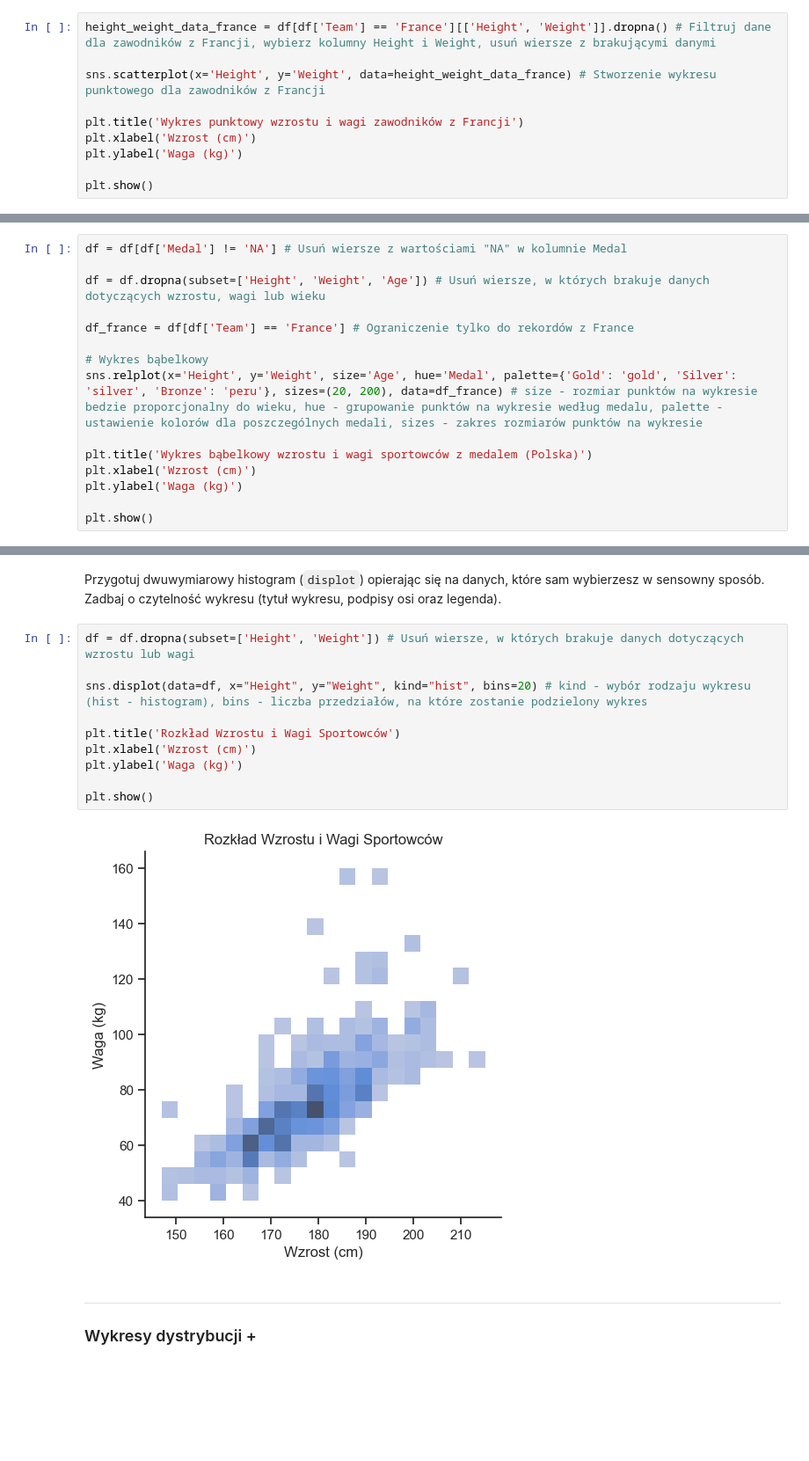
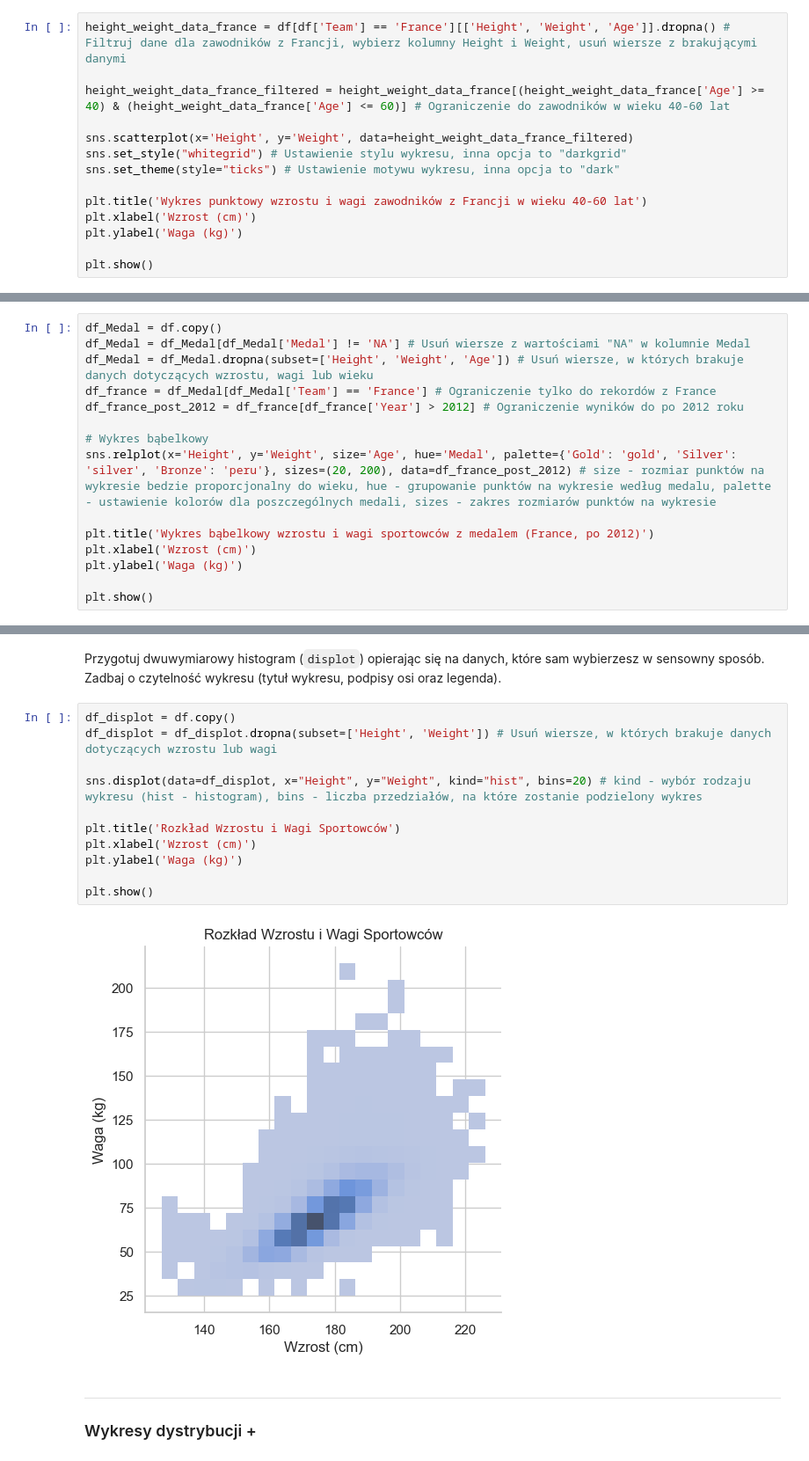
Before and after one commit to kambed/DataVisualization, a Jupyter notebook: seaborn.ipynb, the cells around one changed output, grey strips where cells are left out. Shown: that part at 88% size. Drawn from its saved outputs; the diff is of its cells as text; blank space fills up the shorter version.

```diff
--- a/seaborn.ipynb
+++ b/seaborn.ipynb
@@ -39,11 +39,15 @@ Wykresy relacyjne przedstawiają relacje pomiędzy danymi. Funkcja `relplot` zna
 # %% [markdown]
 Przygotuj wykres punktowy (`scatterplot`) opierając się na danych, które sam wybierzesz w sensowny sposób. Zapoznaj się z funkcjami `set_theme` i `set_style` oraz ich parametrami. Wykorzystaj je, żeby dostosować wygląd swojego wykresu. Zadbaj o czytelność wykresu (tytuł wykresu i podpisy osi).
 # %%
-height_weight_data_france = df[df['Team'] == 'France'][['Height', 'Weight']].dropna() # Filtruj dane dla zawodników z Francji, wybierz kolumny Height i Weight, usuń wiersze z brakującymi danymi
+height_weight_data_france = df[df['Team'] == 'France'][['Height', 'Weight', 'Age']].dropna() # Filtruj dane dla zawodników z Francji, wybierz kolumny Height i Weight, usuń wiersze z brakującymi danymi
 
-sns.scatterplot(x='Height', y='Weight', data=height_weight_data_france) # Stworzenie wykresu punktowego dla zawodników z Francji
+height_weight_data_france_filtered = height_weight_data_france[(height_weight_data_france['Age'] >= 40) & (height_weight_data_france['Age'] <= 60)] # Ograniczenie do zawodników w wieku 40-60 lat
 
-plt.title('Wykres punktowy wzrostu i wagi zawodników z Francji')
+sns.scatterplot(x='Height', y='Weight', data=height_weight_data_france_filtered)
+sns.set_style("whitegrid") # Ustawienie stylu wykresu, inna opcja to "darkgrid"
+sns.set_theme(style="ticks") # Ustawienie motywu wykresu, inna opcja to "dark"
+
+plt.title('Wykres punktowy wzrostu i wagi zawodników z Francji w wieku 40-60 lat')
 plt.xlabel('Wzrost (cm)')
 plt.ylabel('Waga (kg)')
 
@@ -80,16 +101,16 @@ Przygotuj wykres liniowy (`relplot`) opierając się na danych, które sam wybie
 # %% [markdown]
 Przygotuj wykres bąbelkowy (`relplot`) opierając się na danych, które sam wybierzesz w sensowny sposób. Wykorzystaj rozmiary i kolory markerów do zaprezentowania większej liczby informacji. Zadbaj o czytelność wykresu (tytuł wykresu, podpisy osi i opis skali koloru).
 # %%
-df = df[df['Medal'] != 'NA'] # Usuń wiersze z wartościami "NA" w kolumnie Medal
-
-df = df.dropna(subset=['Height', 'Weight', 'Age']) # Usuń wiersze, w których brakuje danych dotyczących wzrostu, wagi lub wieku
-
-df_france = df[df['Team'] == 'France'] # Ograniczenie tylko do rekordów z France
+df_Medal = df.copy()
+df_Medal = df_Medal[df_Medal['Medal'] != 'NA'] # Usuń wiersze z wartościami "NA" w kolumnie Medal
+df_Medal = df_Medal.dropna(subset=['Height', 'Weight', 'Age']) # Usuń wiersze, w których brakuje danych dotyczących wzrostu, wagi lub wieku
+df_france = df_Medal[df_Medal['Team'] == 'France'] # Ograniczenie tylko do rekordów z France
+df_france_post_2012 = df_france[df_france['Year'] > 2012] # Ograniczenie wyników do po 2012 roku
 
 # Wykres bąbelkowy
-sns.relplot(x='Height', y='Weight', size='Age', hue='Medal', palette={'Gold': 'gold', 'Silver': 'silver', 'Bronze': 'peru'}, sizes=(20, 200), data=df_france) # size - rozmiar punktów na wykresie bedzie proporcjonalny do wieku, hue - grupowanie punktów na wykresie według medalu, palette - ustawienie kolorów dla poszczególnych medali, sizes - zakres rozmiarów punktów na wykresie
+sns.relplot(x='Height', y='Weight', size='Age', hue='Medal', palette={'Gold': 'gold', 'Silver': 'silver', 'Bronze': 'peru'}, sizes=(20, 200), data=df_france_post_2012) # size - rozmiar punktów na wykresie bedzie proporcjonalny do wieku, hue - grupowanie punktów na wykresie według medalu, palette - ustawienie kolorów dla poszczególnych medali, sizes - zakres rozmiarów punktów na wykresie
 
-plt.title('Wykres bąbelkowy wzrostu i wagi sportowców z medalem (Polska)')
+plt.title('Wykres bąbelkowy wzrostu i wagi sportowców z medalem (France, po 2012)')
 plt.xlabel('Wzrost (cm)')
 plt.ylabel('Waga (kg)')
 
@@ -151,17 +172,18 @@ plt.show()
 # %% [markdown]
 Przygotuj dwuwymiarowy histogram (`displot`) opierając się na danych, które sam wybierzesz w sensowny sposób. Zadbaj o czytelność wykresu (tytuł wykresu, podpisy osi oraz legenda).
 # %%
-df = df.dropna(subset=['Height', 'Weight']) # Usuń wiersze, w których brakuje danych dotyczących wzrostu lub wagi
+df_displot = df.copy()
+df_displot = df_displot.dropna(subset=['Height', 'Weight']) # Usuń wiersze, w których brakuje danych dotyczących wzrostu lub wagi
 
-sns.displot(data=df, x="Height", y="Weight", kind="hist", bins=20) # kind - wybór rodzaju wykresu (hist - histogram), bins - liczba przedziałów, na które zostanie podzielony wykres
+sns.displot(data=df_displot, x="Height", y="Weight", kind="hist", bins=20) # kind - wybór rodzaju wykresu (hist - histogram), bins - liczba przedziałów, na które zostanie podzielony wykres
 
 plt.title('Rozkład Wzrostu i Wagi Sportowców')
 plt.xlabel('Wzrost (cm)')
 plt.ylabel('Waga (kg)')
 
 plt.show()
 # %% [output]
-[figure, old version]
+[figure, new version]
 # %% [markdown]
 --------------------
 ### Wykresy dystrybucji +
```
Also changed, not shown: parts of 10 cells of this notebook.
